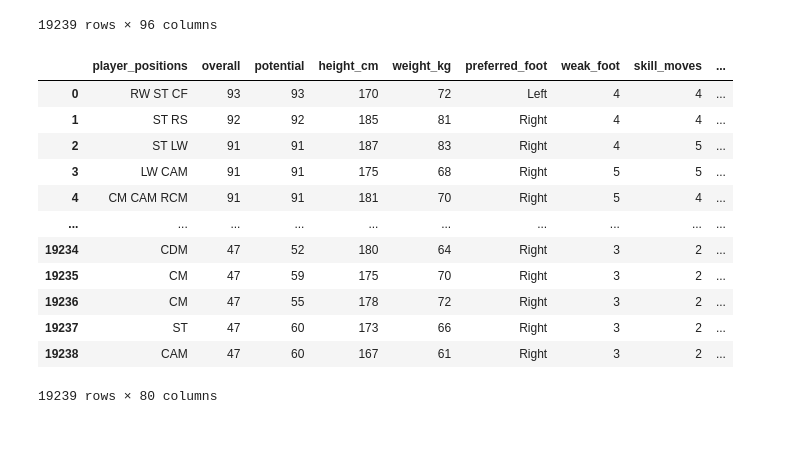
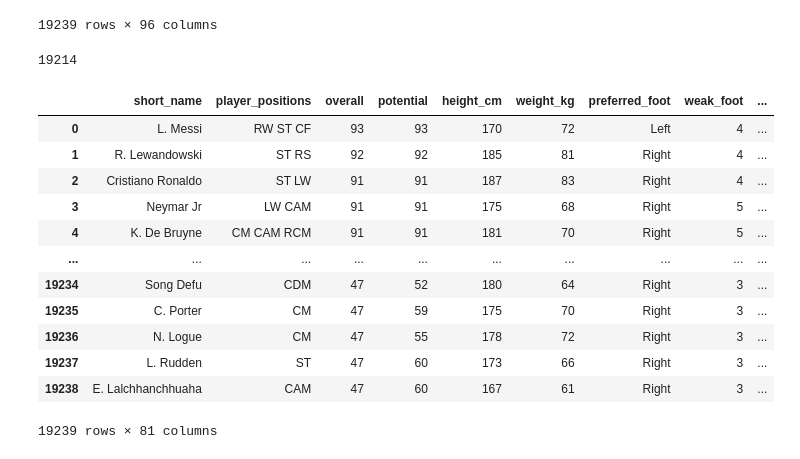
Before and after one commit to DMeneses01/IACH-project, a Jupyter notebook: code/recsys_football.ipynb, the cells around one changed output. Cells and saved outputs as stored; diff of their text form; code cells hidden in the pictures.

```diff
--- a/code/recsys_football.ipynb
+++ b/code/recsys_football.ipynb
@@ -182,29 +182,50 @@ display(dataFrame)
 | 19238 | E. Lalchhanchhuaha | Emanuel Lalchhanchhuaha | CAM | 47 | 60 | 110000.0 | 500.0 | 19 | 2002-02-06 | ... |
 19239 rows × 96 columns
 # %%
+def repeatedNames(dataFrame):
+    newID = []
+    '''
+    size = data.shape[0]
+    ids = np.arange(size)
+    data = data.assign(NewID = ids)
+    '''
+
+    for idx in range(len(dataFrame)):
+        newID.append(dataFrame['short_name'][idx] + ' ({})'.format(dataFrame['club_name'][idx]))
+
+    player_ID = dict(zip(newID, np.arange(len(newID))))
+    print(len(player_ID))
+    #display(data)
+
+    return player_ID, newID
+
+player_ID, newID = repeatedNames(dataFrame)
+
+
 def dropColumnsToCompare(data):
-    dataToCompv = data.drop(columns=["short_name", "long_name", "value_eur", "wage_eur", "age", "dob", "club_name", "league_name", "league_level", "club_loaned_from", "club_joined", "club_contract_valid_until", "nationality_name", "release_clause_eur", "player_face_url", "international_reputation"])
+    dataToCompv = data.drop(columns=["long_name", "value_eur", "wage_eur", "age", "dob", "club_name", "league_name", "league_level", "club_loaned_from", "club_joined", "club_contract_valid_until", "nationality_name", "release_clause_eur", "player_face_url", "international_reputation"])
     return dataToCompv
 
 
-dataToComp = dropColumnsToCompare(dataFrame)
+#dataToComp = dropColumnsToCompare(dataFrame)
 display(dataToComp)
 
-dataToComp.to_csv('new_data.csv', encoding='utf-8')
+#dataToComp.to_csv('new_data.csv', encoding='utf-8')
 
 #data_norm_acc = normalize(dataToComp)
 # %% [output]
+19214
-|  | player_positions | overall | potential | height_cm | weight_kg | preferred_foot | weak_foot | skill_moves | ... |
-| 0 | RW ST CF | 93 | 93 | 170 | 72 | Left | 4 | 4 | ... |
-| 1 | ST RS | 92 | 92 | 185 | 81 | Right | 4 | 4 | ... |
-| 2 | ST LW | 91 | 91 | 187 | 83 | Right | 4 | 5 | ... |
-| 3 | LW CAM | 91 | 91 | 175 | 68 | Right | 5 | 5 | ... |
-| 4 | CM CAM RCM | 91 | 91 | 181 | 70 | Right | 5 | 4 | ... |
+|  | short_name | player_positions | overall | potential | height_cm | weight_kg | preferred_foot | weak_foot | ... |
+| 0 | L. Messi | RW ST CF | 93 | 93 | 170 | 72 | Left | 4 | ... |
+| 1 | R. Lewandowski | ST RS | 92 | 92 | 185 | 81 | Right | 4 | ... |
+| 2 | Cristiano Ronaldo | ST LW | 91 | 91 | 187 | 83 | Right | 4 | ... |
+| 3 | Neymar Jr | LW CAM | 91 | 91 | 175 | 68 | Right | 5 | ... |
+| 4 | K. De Bruyne | CM CAM RCM | 91 | 91 | 181 | 70 | Right | 5 | ... |
 | ... | ... | ... | ... | ... | ... | ... | ... | ... | ... |
-| 19234 | CDM | 47 | 52 | 180 | 64 | Right | 3 | 2 | ... |
-| 19235 | CM | 47 | 59 | 175 | 70 | Right | 3 | 2 | ... |
-| 19236 | CM | 47 | 55 | 178 | 72 | Right | 3 | 2 | ... |
-| 19237 | ST | 47 | 60 | 173 | 66 | Right | 3 | 2 | ... |
-| 19238 | CAM | 47 | 60 | 167 | 61 | Right | 3 | 2 | ... |
+| 19234 | Song Defu | CDM | 47 | 52 | 180 | 64 | Right | 3 | ... |
+| 19235 | C. Porter | CM | 47 | 59 | 175 | 70 | Right | 3 | ... |
+| 19236 | N. Logue | CM | 47 | 55 | 178 | 72 | Right | 3 | ... |
+| 19237 | L. Rudden | ST | 47 | 60 | 173 | 66 | Right | 3 | ... |
+| 19238 | E. Lalchhanchhuaha | CAM | 47 | 60 | 167 | 61 | Right | 3 | ... |
-19239 rows × 80 columns
+19239 rows × 81 columns
 # %%
```
Also changed, not shown: parts of 6 cells of this notebook, 2 other files.
